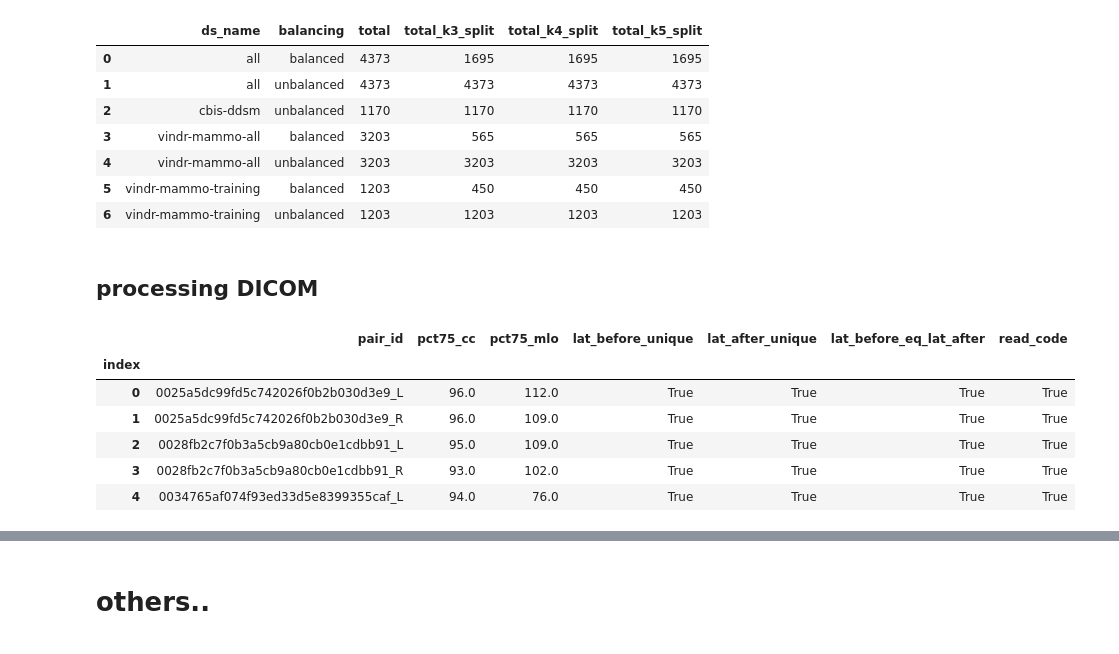
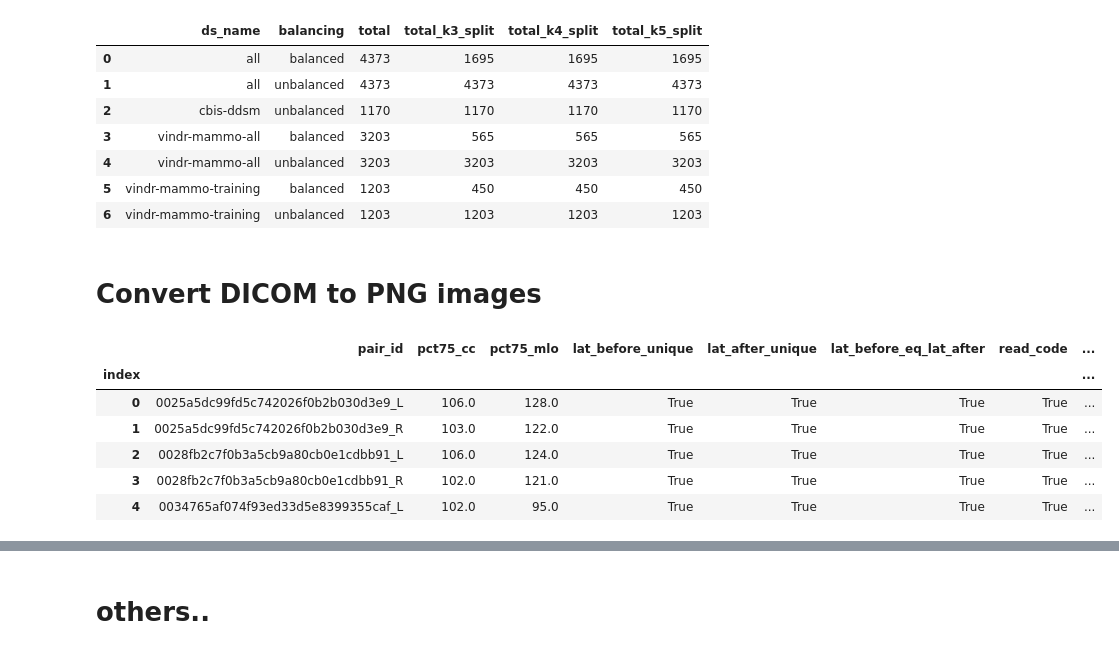
Before and after one commit to yunama47/Klasifikasi-Mammografi, a Jupyter notebook: kaggle_dataset_preprocessing_notebook.ipynb, the cells around one changed output, grey strips where cells are left out. Cells and saved outputs as stored; diff of their text form; code cells hidden in the pictures.

```diff
--- a/kaggle_dataset_preprocessing_notebook.ipynb
+++ b/kaggle_dataset_preprocessing_notebook.ipynb
@@ -330,8 +330,8 @@ pd.DataFrame(info_table)
 | 4 | vindr-mammo-all | unbalanced | 3203 | 3203 | 3203 | 3203 |
 | 5 | vindr-mammo-training | balanced | 1203 | 450 | 450 | 450 |
 | 6 | vindr-mammo-training | unbalanced | 1203 | 1203 | 1203 | 1203 |
-# %% [markdown]
-## processing DICOM
+# %% [markdown]
+# Convert DICOM to PNG images
 # %%
 import cv2
 import os
@@ -383,9 +383,10 @@ def get_laterality(data: np.ndarray, lat=None):
 
 def load_dicom_from_zip(cc_image_n_zip_paths, mlo_image_n_zip_paths, return_misc=False):
     kwargs = {
-        "pad_scale" : (9, 16),
+        "pad_scale" : None,
         "roi_crop" : "otsu",
         "resize" : (288, 512),
+        "return_bbox" : True,
     }
     def read_image_bytes(image_path, zipfile_path):
         with zipfile.ZipFile(zipfile_path, "r") as zip_ref:
@@ -393,16 +394,16 @@ def load_dicom_from_zip(cc_image_n_zip_paths, mlo_image_n_zip_paths, return_misc
                 return BytesIO(f.read())
     cc_bytes = read_image_bytes(*cc_image_n_zip_paths)
     mlo_bytes = read_image_bytes(*mlo_image_n_zip_paths)
-    try:
-        cc_img = read_dicom(cc_bytes)
-        mlo_img = read_dicom(mlo_bytes)
-        ok = True
-    except InvalidDicomError:
-        ok = False
+    # try:
+    cc_img = read_dicom(cc_bytes)
+    mlo_img = read_dicom(mlo_bytes)
+    ok = True
+    # except InvalidDicomError:
+    #     ok = False
     result = preprocess_images_multi_view(cc_img, mlo_img, return_misch=return_misc, **kwargs)
     del cc_bytes
     del mlo_bytes
-    return *result, ok
+    return *result, ok, (str(cc_img.shape), str(mlo_img.shape))
 
 def inspection_n_save_png(row):
     index, row = row
@@ -411,10 +412,10 @@ def inspection_n_save_png(row):
     paths_cc = (row["image_path_CC"], row["zip_file_CC"])
     paths_mlo = (row["image_path_MLO"], row["zip_file_MLO"])
     try:
-        (img_cc, img_mlo), *misch = load_dicom_from_zip(paths_cc, paths_mlo, return_misc=True)
+        (img_cc, img_mlo),*misch= load_dicom_from_zip(paths_cc, paths_mlo, return_misc=True)
     except KeyError as e:
         raise KeyError(str(e)+f" additional info : cc={paths_cc};mlo={paths_mlo}")
-    (pct75_cc, pct75_mlo), lat_befores, lat_afters, ok = misch
+    (pct75_cc, pct75_mlo), lat_befores, lat_afters,(bbox_cc, bbox_mlo), ok, (ori_shape_cc, ori_shape_mlo) = misch
     # inspection result
     infos["pct75_cc"] = pct75_cc
     infos["pct75_mlo"] = pct75_mlo
@@ -424,41 +425,45 @@ def inspection_n_save_png(row):
     infos["lat_after_unique"] = len(lat_befores) == 1
     infos["lat_before_eq_lat_after"] = (lat_befores == lat_afters).all()
     infos["read_code"] = ok
+    infos["bbox_cc"] = str(bbox_cc)
+    infos["bbox_mlo"] = str(bbox_mlo)
+    infos["ori_shape_cc"] = ori_shape_cc
+    infos["ori_shape_mlo"] = ori_shape_mlo
     if not ok:
         return infos
     # save PNG
     base_dir = "images"
     os.makedirs(base_dir, exist_ok=True)
     filename_cc = os.path.join(base_dir, f"{row['pair_id']}-CC.png")
     filename_mlo = os.path.join(base_dir, f"{row['pair_id']}-MLO.png")
     cv2.imwrite(filename_cc, img_cc)
     cv2.imwrite(filename_mlo, img_mlo)
     return infos
 
 
 def run_inspection(df):
     # start process
     with mp.Pool(mp.cpu_count()) as p:
         iterrows = list(df.iterrows())
         generator = tqdm(
             p.imap_unordered(inspection_n_save_png, iterrows),
             total=len(iterrows),
             desc="running"
         )
         return list(generator)
 
 r = run_inspection(dfs['all'].copy())
 r_df = pd.DataFrame(r).sort_values(by="index").set_index('index')
 # r_df.to_csv("inspection_report.csv",index=False)
 r_df.head()
 # %% [output]
-|  | pair_id | pct75_cc | pct75_mlo | lat_before_unique | lat_after_unique | lat_before_eq_lat_after | read_code |
-| index |  |  |  |  |  |  |  |
-| 0 | 0025a5dc99fd5c742026f0b2b030d3e9_L | 96.0 | 112.0 | True | True | True | True |
-| 1 | 0025a5dc99fd5c742026f0b2b030d3e9_R | 96.0 | 109.0 | True | True | True | True |
-| 2 | 0028fb2c7f0b3a5cb9a80cb0e1cdbb91_L | 95.0 | 109.0 | True | True | True | True |
-| 3 | 0028fb2c7f0b3a5cb9a80cb0e1cdbb91_R | 93.0 | 102.0 | True | True | True | True |
-| 4 | 0034765af074f93ed33d5e8399355caf_L | 94.0 | 76.0 | True | True | True | True |
+|  | pair_id | pct75_cc | pct75_mlo | lat_before_unique | lat_after_unique | lat_before_eq_lat_after | read_code | ... |
+| index |  |  |  |  |  |  |  | ... |
+| 0 | 0025a5dc99fd5c742026f0b2b030d3e9_L | 106.0 | 128.0 | True | True | True | True | ... |
+| 1 | 0025a5dc99fd5c742026f0b2b030d3e9_R | 103.0 | 122.0 | True | True | True | True | ... |
+| 2 | 0028fb2c7f0b3a5cb9a80cb0e1cdbb91_L | 106.0 | 124.0 | True | True | True | True | ... |
+| 3 | 0028fb2c7f0b3a5cb9a80cb0e1cdbb91_R | 102.0 | 121.0 | True | True | True | True | ... |
+| 4 | 0034765af074f93ed33d5e8399355caf_L | 102.0 | 95.0 | True | True | True | True | ... |
 # %%
 rdf_filter = r_df.lat_before_eq_lat_after == False
 
```
Also changed, not shown: parts of 22 cells of this notebook.
